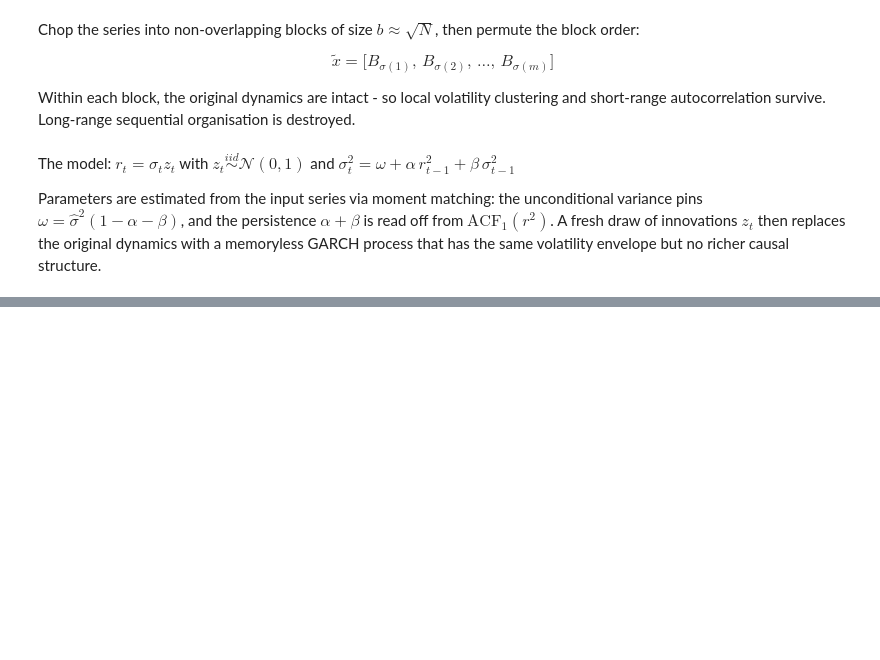
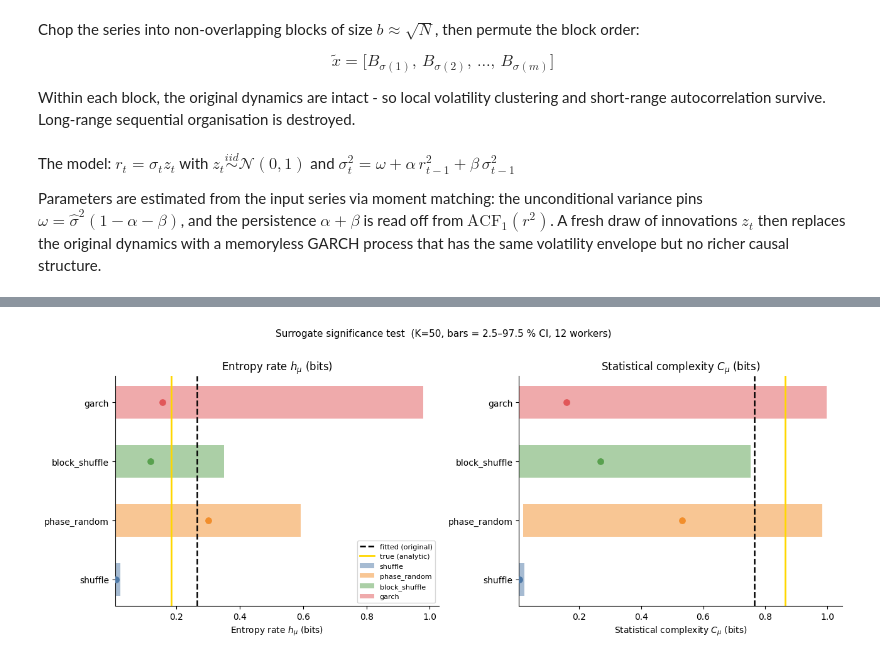
Before and after one commit to pawel-wieczynski/kernel_epsilon_machines, a Jupyter notebook: notebooks/02_surrogate_testing.ipynb, the cells around one changed output, grey strips where cells are left out. Saved outputs shown, nothing was run; the diff lists cells and outputs as text; code cells hidden in the pictures; blank space fills up the shorter version.

```diff
--- a/notebooks/02_surrogate_testing.ipynb
+++ b/notebooks/02_surrogate_testing.ipynb
@@ -110,0 +176,62 @@ def garch_surrogate(
+# %%
+METRICS = {
+    "entropy_rate":           r"Entropy rate $h_\mu$ (bits)",
+    "statistical_complexity": r"Statistical complexity $C_\mu$ (bits)",
+}
+TRUE_VALS = {
+    "entropy_rate":           h_mu_true,
+    "statistical_complexity": C_mu_true,
+}
+COLORS = {
+    "shuffle":       "#4e79a7",
+    "phase_random":  "#f28e2b",
+    "block_shuffle": "#59a14f",
+    "garch":         "#e15759",
+}
+CI = (2.5, 97.5)
+
+fig, axes = plt.subplots(1, 2, figsize=(13, 5))
+
+for ax, (metric, xlabel) in zip(axes, METRICS.items()):
+    for i, name in enumerate(SURROGATE_NAMES):
+        vals = results.loc[results["surrogate"] == name, metric].values
+        lo, hi = np.percentile(vals, CI)
+        ax.barh(
+            i, hi - lo, left=lo, height=0.55,
+            color=COLORS[name], alpha=0.5, label=name,
+        )
+        ax.scatter(vals.mean(), i, color=COLORS[name], zorder=5, s=45)
+
+    # Fitted original
+    ax.axvline(
+        orig[metric], color="black", linewidth=1.8,
+        linestyle="--", label="fitted (original)",
+    )
+    # True analytic value
+    ax.axvline(
+        TRUE_VALS[metric], color="gold", linewidth=2.0,
+        linestyle="-", label="true (analytic)",
+    )
+
+    ax.set_yticks(range(len(SURROGATE_NAMES)))
+    ax.set_yticklabels(SURROGATE_NAMES)
+    ax.set_xlabel(xlabel)
+    ax.set_title(xlabel)
+    ax.spines[["top", "right"]].set_visible(False)
+
+# Deduplicated legend on first axis
+handles, labels = axes[0].get_legend_handles_labels()
+seen: dict = {}
+for h, l in zip(handles, labels):
+    seen.setdefault(l, h)
+axes[0].legend(seen.values(), seen.keys(), loc="lower right", fontsize=8)
+
+fig.suptitle(
+    f"Surrogate significance test  (K={N_SURROGATES}, bars = {CI[0]}–{CI[1]} % CI, "
+    f"{N_WORKERS} workers)",
+    fontsize=11, y=1.01,
+)
+fig.tight_layout()
+plt.show()
+# %% [output]
+[figure, added]
```
Also changed, not shown: parts of 5 cells of this notebook, 1 other file.
